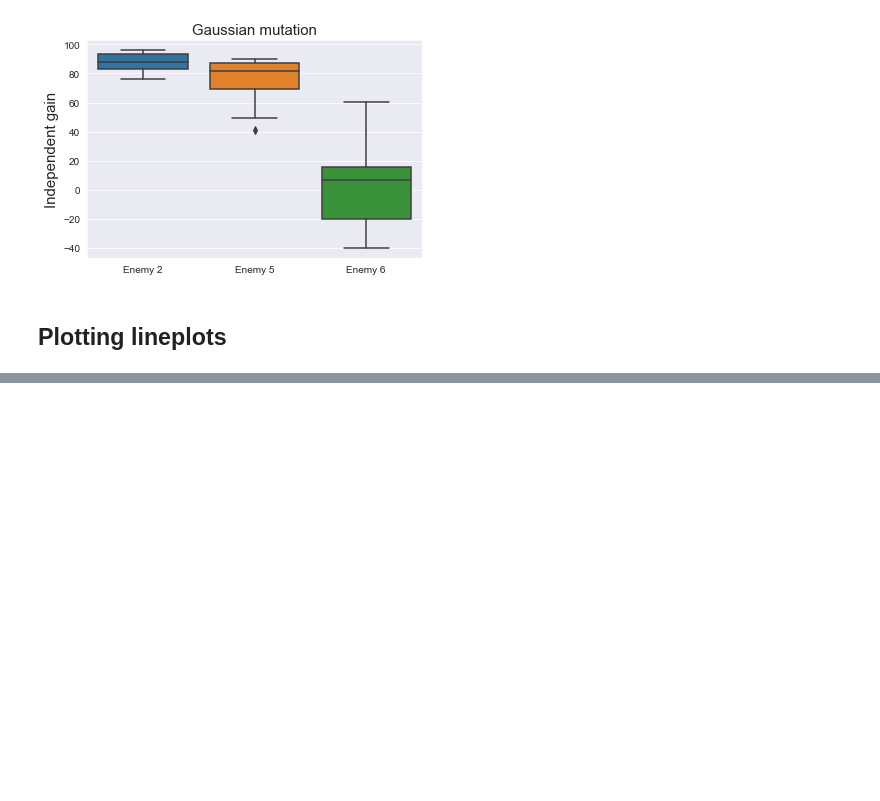
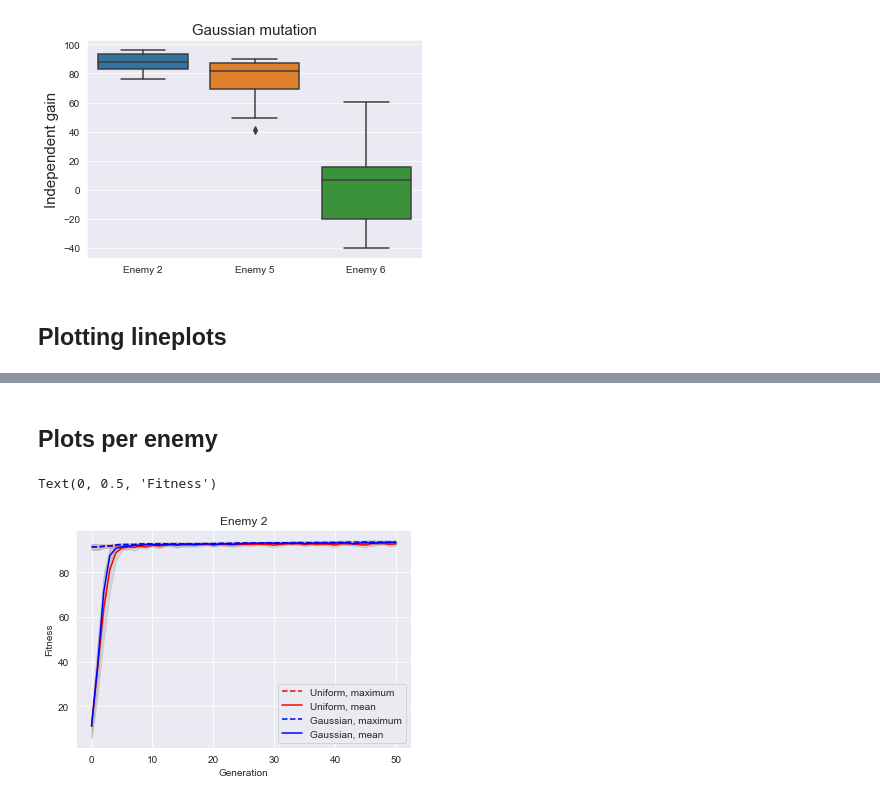
Before and after one commit to karinemiras/evoman_framework, a Jupyter notebook: MakingPlots.ipynb, the cells around one changed output, grey strips where cells are left out. Saved outputs shown, nothing was run; the diff lists cells and outputs as text; code cells hidden in the pictures; blank space fills up the shorter version.

Commit message:
lineplots

```diff
--- a/MakingPlots.ipynb
+++ b/MakingPlots.ipynb
@@ -158,0 +173,4 @@ EAuni/enemy2\exp9.p
+# %%
+linedata = pd.DataFrame(lineplots)
+
+linedata.head()
@@ -158,0 +214,42 @@ EAuni/enemy2\exp9.p
+# %% [markdown]
+## Plots per enemy
+# %%
+#enemy 2 plot
+eas = ['uni','gaus']
+
+
+fig,ax = plt.subplots(1,1)
+enemy = 2
+data = data_en2
+for ea in eas:
+    if ea =='gaus':
+        eatitle='Gaussian'
+        color= 'blue'
+    else:
+        eatitle='Uniform'
+        color='red'
+
+    maxd = 'EA' + ea + '_max_enemy%i'%enemy
+    maxstd = 'EA' + ea + '_maxstd_enemy%i'%enemy
+
+    avgd = 'EA' + ea + '_avg_enemy%i'%enemy
+    avgstd = 'EA' + ea + '_avgstd_enemy%i'%enemy
+
+    plt.plot(data['gen'],data[maxd],label='%s, maximum'%eatitle,color=color,linestyle='--')
+    upper = data[maxd] + data[maxstd]
+    lower = data[maxd] - data[maxstd]
+    plt.fill_between(data['gen'], lower, upper,color='gray', alpha=0.2)
+
+    plt.plot(data['gen'],data[avgd],label='%s, mean'%eatitle,color=color)
+    upper = data[avgd] + data[avgstd]
+    lower = data[avgd] - data[avgstd]
+    plt.fill_between(data['gen'], lower, upper,color='gray', alpha=0.2)
+
+plt.legend(loc='lower right')
+plt.title('Enemy %i'%enemy)
+plt.xlabel('Generation')
+plt.ylabel('Fitness')
+#plt.ylim(80,100)
+# %% [output]
+Text(0, 0.5, 'Fitness')
+[figure, added]
```
Also changed, not shown: parts of 7 cells of this notebook.
